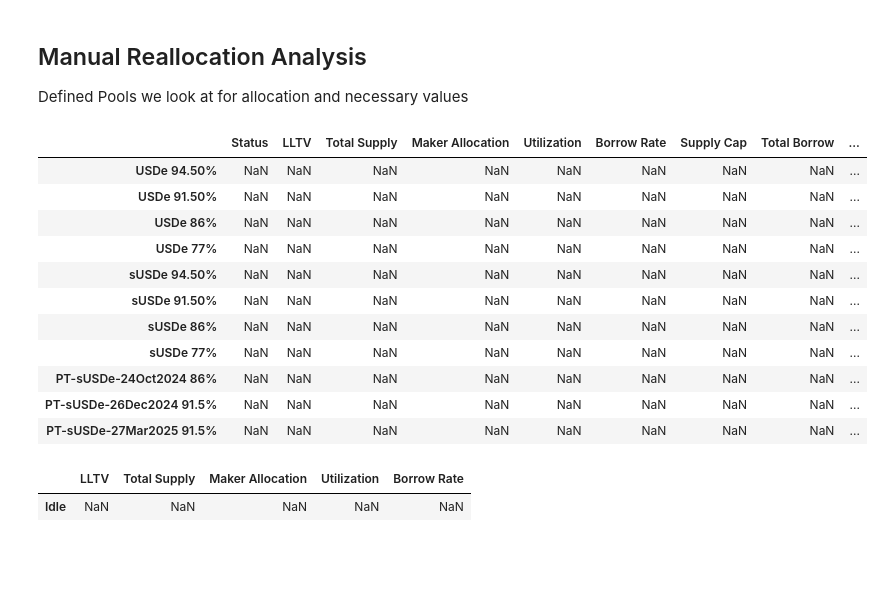
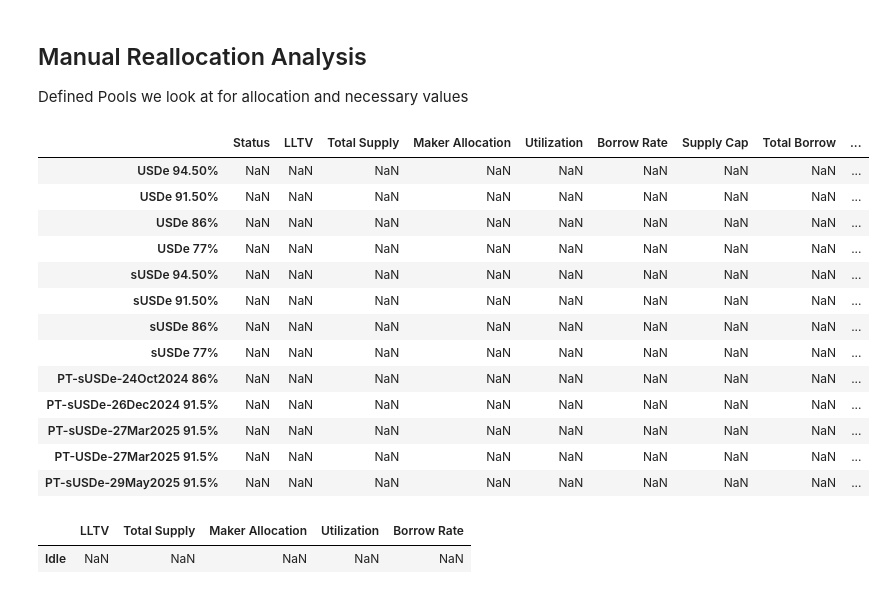
Before and after one commit to lavanic99/morpho_allocation, a Jupyter notebook: morpho_reallocation.ipynb, the cells around one changed output. Saved outputs shown, nothing was run; the diff lists cells and outputs as text; code cells hidden in the pictures; blank space fills up the shorter version.

```diff
--- a/morpho_reallocation.ipynb
+++ b/morpho_reallocation.ipynb
@@ -34,7 +34,9 @@ pool_keys = [
     'sUSDe 77%',
     'PT-sUSDe-24Oct2024 86%',
     'PT-sUSDe-26Dec2024 91.5%',
-    'PT-sUSDe-27Mar2025 91.5%'
+    'PT-sUSDe-27Mar2025 91.5%',
+    'PT-USDe-27Mar2025 91.5%',
+    'PT-sUSDe-29May2025 91.5%'
 ]
 idle_key = [
     'Idle',
@@ -84,33 +86,35 @@ columns_ordered = [
     'Active Withdrawal',
     'Utilization Where Rate Equal To Max Target',
     'Active Deposits',
     'Manual Adjustment',
     'Total Change',
     'Final Allocation',
     'Final Supply',
     'Final Utilization',
     'Final Borrow Rate',
     'Final Capped Rate',
     'Maker Borrow at Old Utilization',
     'Borrow Rate Change',
 ]
 
 pools_df = pd.DataFrame(index=pool_keys, columns=columns_ordered)
 idle_df = pd.DataFrame(index=idle_key, columns=idle_col)
 pools_df
 # %% [output]
 |  | Status | LLTV | Total Supply | Maker Allocation | Utilization | Borrow Rate | Supply Cap | Total Borrow | ... |
 | USDe 94.50% | NaN | NaN | NaN | NaN | NaN | NaN | NaN | NaN | ... |
 | USDe 91.50% | NaN | NaN | NaN | NaN | NaN | NaN | NaN | NaN | ... |
 | USDe 86% | NaN | NaN | NaN | NaN | NaN | NaN | NaN | NaN | ... |
 | USDe 77% | NaN | NaN | NaN | NaN | NaN | NaN | NaN | NaN | ... |
 | sUSDe 94.50% | NaN | NaN | NaN | NaN | NaN | NaN | NaN | NaN | ... |
 | sUSDe 91.50% | NaN | NaN | NaN | NaN | NaN | NaN | NaN | NaN | ... |
 | sUSDe 86% | NaN | NaN | NaN | NaN | NaN | NaN | NaN | NaN | ... |
 | sUSDe 77% | NaN | NaN | NaN | NaN | NaN | NaN | NaN | NaN | ... |
 | PT-sUSDe-24Oct2024 86% | NaN | NaN | NaN | NaN | NaN | NaN | NaN | NaN | ... |
 | PT-sUSDe-26Dec2024 91.5% | NaN | NaN | NaN | NaN | NaN | NaN | NaN | NaN | ... |
 | PT-sUSDe-27Mar2025 91.5% | NaN | NaN | NaN | NaN | NaN | NaN | NaN | NaN | ... |
+| PT-USDe-27Mar2025 91.5% | NaN | NaN | NaN | NaN | NaN | NaN | NaN | NaN | ... |
+| PT-sUSDe-29May2025 91.5% | NaN | NaN | NaN | NaN | NaN | NaN | NaN | NaN | ... |
 # %%
 idle_df
 # %% [output]
```
Also changed, not shown: parts of 15 cells of this notebook, 1 other file.
